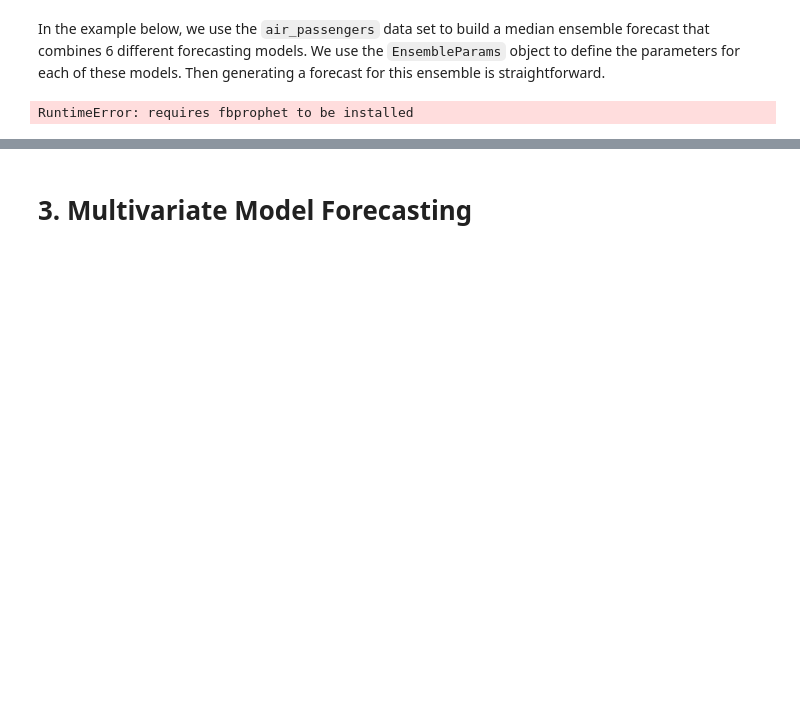
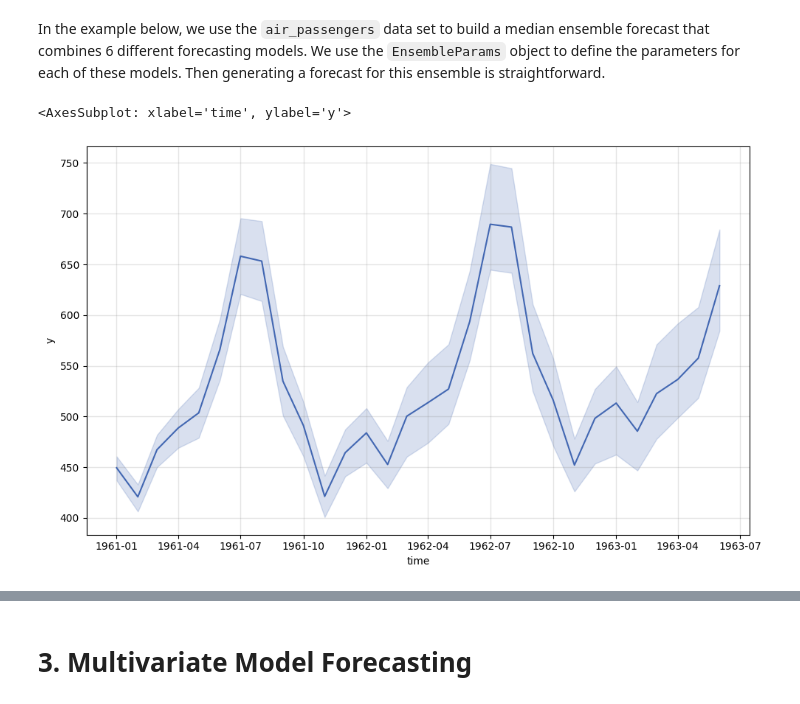
Before and after one commit to critobfer/Kats, a Jupyter notebook: tutorials/kats_201_forecasting.ipynb, the cells around one changed output, grey strips where cells are left out. Drawn from its saved outputs; the diff is of its cells as text; code cells hidden in the pictures; blank space fills up the shorter version.

```diff
--- a/tutorials/kats_201_forecasting.ipynb
+++ b/tutorials/kats_201_forecasting.ipynb
@@ -160,7 +154,7 @@ from kats.models import (
     arima,
     holtwinters,
     linear_model,
-    prophet,  # requires fbprophet be installed
+    #prophet,  # requires fbprophet be installed
     quadratic_model,
     sarima,
     theta,
@@ -183,37 +177,38 @@ model_params = EnsembleParams(
                         enforce_stationarity=False,
                     ),
                 ),
-                BaseModelParams("prophet", prophet.ProphetParams()),  # requires fbprophet be installed
+                #BaseModelParams("prophet", prophet.ProphetParams()),  # requires fbprophet be installed
                 BaseModelParams("linear", linear_model.LinearModelParams()),
                 BaseModelParams("quadratic", quadratic_model.QuadraticModelParams()),
                 BaseModelParams("theta", theta.ThetaParams(m=12)),
             ]
         )
 
 # create `KatsEnsembleParam` with detailed configurations
 KatsEnsembleParam = {
     "models": model_params,
     "aggregation": "median",
     "seasonality_length": 12,
     "decomposition_method": "multiplicative",
 }
 
 # create `KatsEnsemble` model
 m = KatsEnsemble(
     data=air_passengers_ts,
     params=KatsEnsembleParam
     )
 
 # fit and predict
 m.fit()
 
 # predict for the next 30 steps
 fcst = m.predict(steps=30)
 
 # aggregate individual model results
 m.aggregate()
 
 # plot to visualize
 m.plot()
 # %% [output]
-RuntimeError: requires fbprophet to be installed
+<AxesSubplot: xlabel='time', ylabel='y'>
+[figure, added]
```
Also changed, not shown: parts of 8 cells of this notebook, 4 other files.
